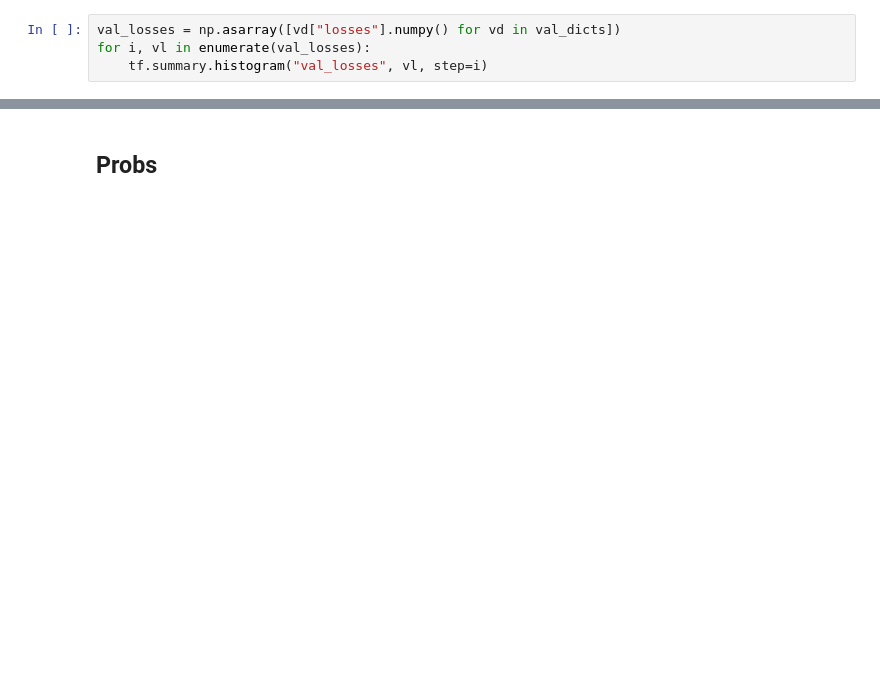
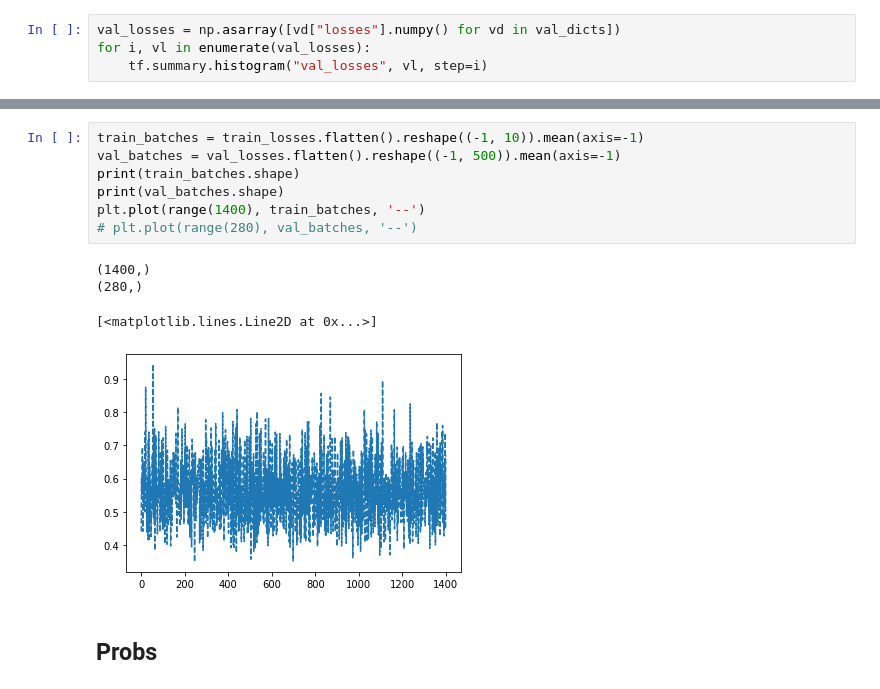
Before and after one commit to INDElab/conversationkg, a Jupyter notebook: embeddings_for_the_people/classifier_BERT/inspect_trainings.ipynb, the cells around one changed output, grey strips where cells are left out. Cells and saved outputs as stored; diff of their text form; blank space fills up the shorter version.

```diff
--- a/embeddings_for_the_people/classifier_BERT/inspect_trainings.ipynb
+++ b/embeddings_for_the_people/classifier_BERT/inspect_trainings.ipynb
@@ -55,3 +67,15 @@ print(val_losses.mean(axis=-1), "\n")
+# %%
+train_batches = train_losses.flatten().reshape((-1, 10)).mean(axis=-1)
+val_batches = val_losses.flatten().reshape((-1, 500)).mean(axis=-1)
+print(train_batches.shape)
+print(val_batches.shape)
+plt.plot(range(1400), train_batches, '--')
+# plt.plot(range(280), val_batches, '--')
+# %% [output]
+(1400,)
+(280,)
+[<matplotlib.lines.Line2D at 0x...>]
+[figure, added]
 # %% [markdown]
 ## Probs
 # %%
```
Also changed, not shown: parts of 12 cells of this notebook, 3 other files.
